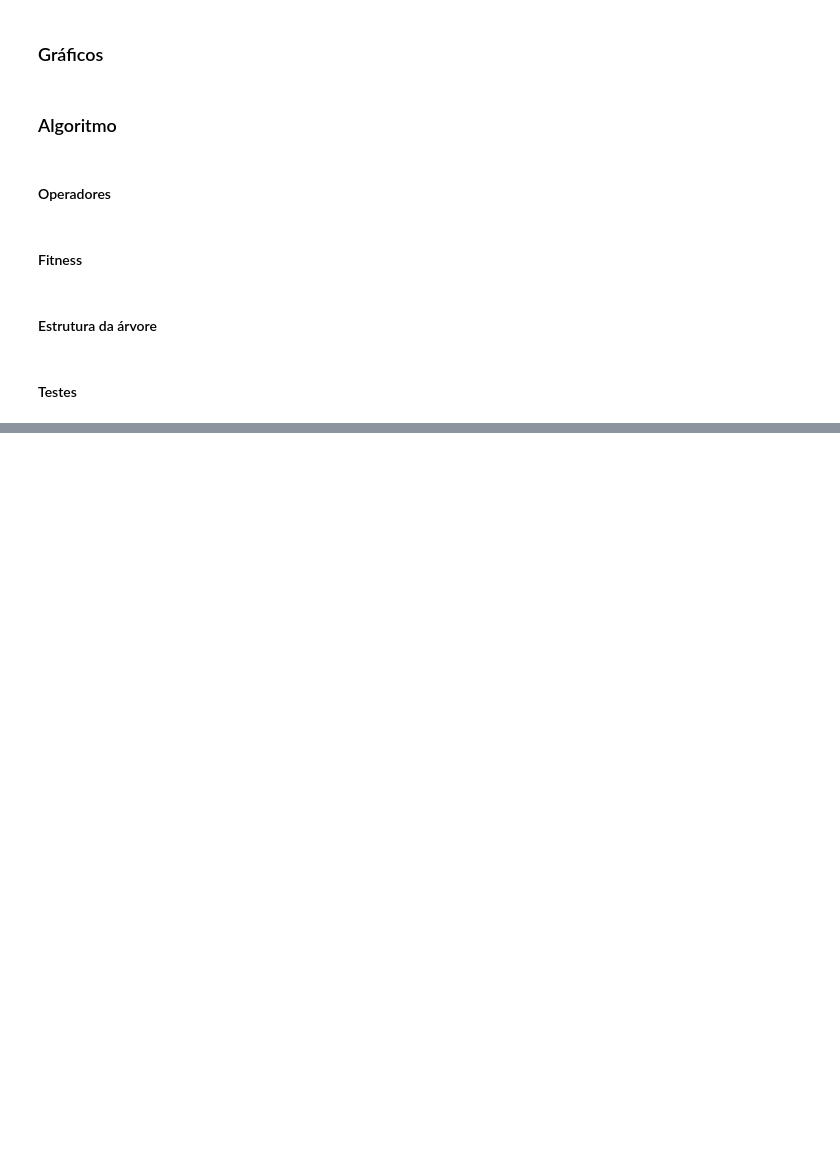
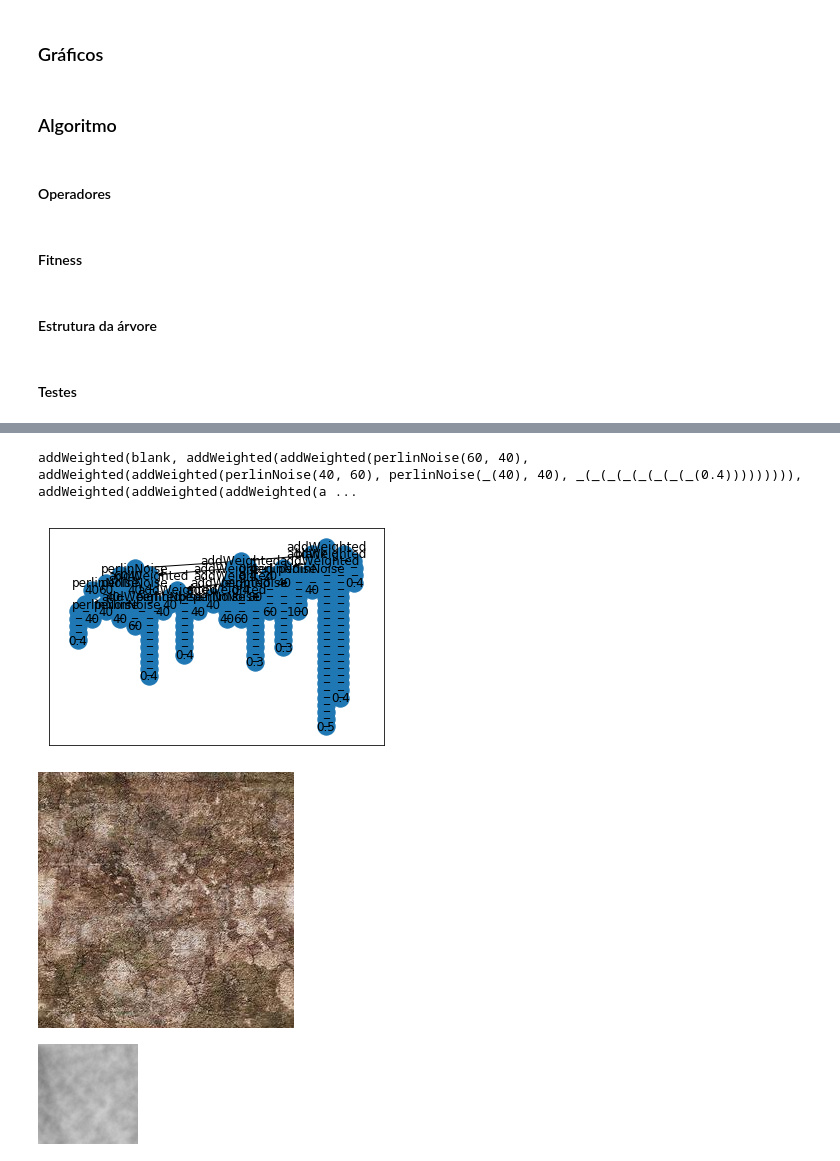
Before and after one commit to viniciusvmda/procedural-texture, a Jupyter notebook: gp.ipynb, the cells around one changed output, grey strips where cells are left out. Saved outputs shown, nothing was run; the diff lists cells and outputs as text; code cells hidden in the pictures; blank space fills up the shorter version.

Commit message:
Print gp output

```diff
--- a/gp.ipynb
+++ b/gp.ipynb
@@ -198,13 +203,3 @@ toolbox.register("expr_mut", gp.genFull, min_=0, max_=2)
 toolbox.register("mutate", gp.mutUniform, expr=toolbox.expr_mut, pset=pset)
 # %% [markdown]
 #### Testes
-# %%
-expr = toolbox.individual()
-tree = gp.PrimitiveTree(expr)
-f = gp.compile(tree, pset)
-print(expr)
-plotTree(expr)
-
-image = np.zeros((100, 100))
-a = f
-cv2_imshow(a)
@@ -215,13 +206,19 @@ addWeighted(addWeighted(addWeighted(addWeighted(addWeighted(True, True, 0.5), Tr
 # %%
+N_HALL_OF_FAME_INDIVIDUALS = 5
+INITIAL_POPULATION_SIZE = 20
+CROSSOVER_PROBABILITY = 0.6
+MUTATION_PROBABILITY = 0.1
+N_GENERATIONS = 100
+
 random.seed(10)
-pop = toolbox.population(n=20)
-hof = tools.HallOfFame(1)
+pop = toolbox.population(n=INITIAL_POPULATION_SIZE)
+hof = tools.HallOfFame(N_HALL_OF_FAME_INDIVIDUALS)
 stats = tools.Statistics(lambda ind: ind.fitness.values)
 stats.register("avg", np.mean)
 stats.register("std", np.std)
 stats.register("min", np.min)
 stats.register("max", np.max)
 
-algorithms.eaSimple(pop, toolbox, 0.5, 0.2, 40, stats, halloffame=hof)
+algorithms.eaSimple(pop, toolbox, CROSSOVER_PROBABILITY, MUTATION_PROBABILITY, N_GENERATIONS, stats, halloffame=hof)
 # %% [output]
 gen     nevals  avg             std             min             max
@@ -260,0 +258,13 @@ gen     nevals  avg             std             min             max
+# %%
+tree = gp.PrimitiveTree(hof[0])
+compiledExpression = gp.compile(tree, pset)
+
+print(hof[0])
+plotTree(hof[0])
+cv2_imshow(BASE_IMG)
+cv2_imshow(compiledExpression)
+# %% [output]
+addWeighted(blank, addWeighted(addWeighted(perlinNoise(60, 40), addWeighted(addWeighted(perlinNoise(40, 60), perlinNoise(_(40), 40), _(_(_(_(_(_(_(_(0.4))))))))), addWeighted(addWeighted(addWeighted(a ...
+[figure, added]
+[figure, added]
+[figure, added]
```
Also changed, not shown: parts of 4 cells of this notebook.
